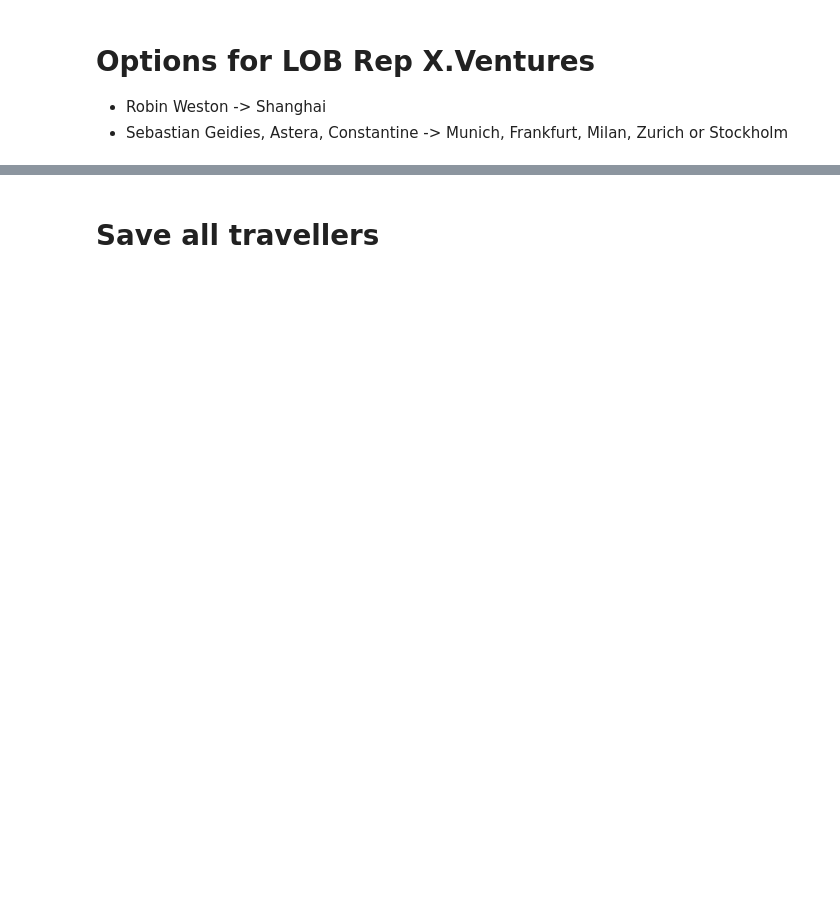
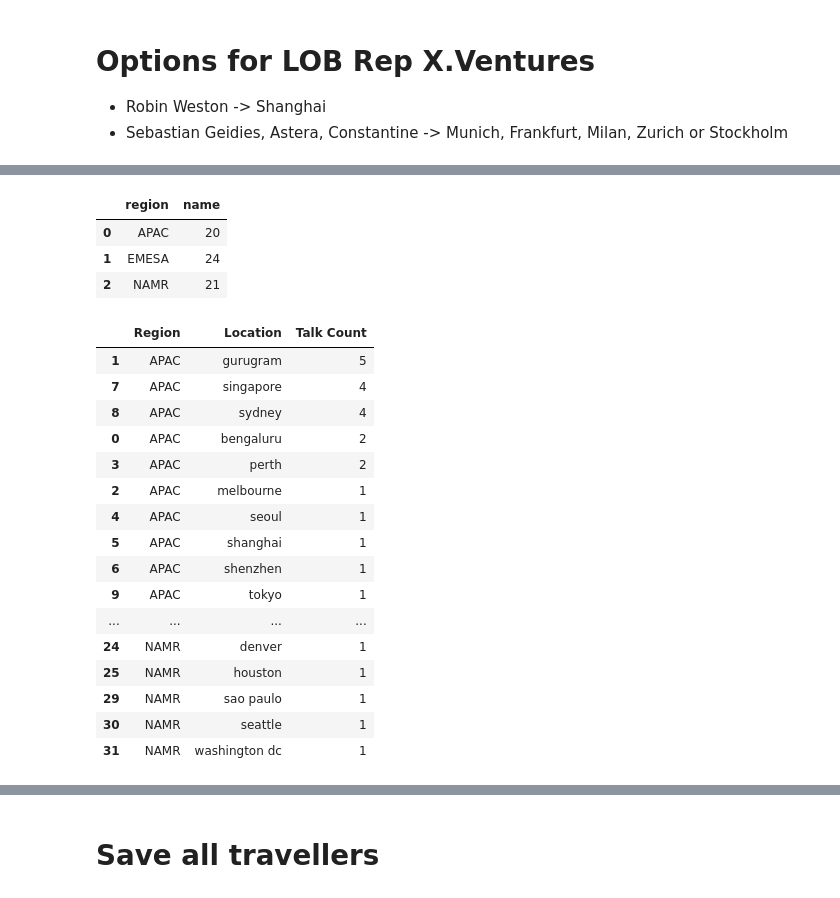
Before and after one commit to kristinageorgieva-bcg/hive-2023, a Jupyter notebook: Hive.ipynb, the cells around one changed output, grey strips where cells are left out. Cells and saved outputs as stored; diff of their text form; code cells hidden in the pictures; blank space fills up the shorter version.

```diff
--- a/Hive.ipynb
+++ b/Hive.ipynb
@@ -502,0 +552,33 @@ talks.sort_values(by=['region'])
+# %%
+talks.groupby('region')['name'].count().reset_index()
+# %% [output]
+|  | region | name |
+| 0 | APAC | 20 |
+| 1 | EMESA | 24 |
+| 2 | NAMR | 21 |
+# %%
+location_counts = talks.groupby(['region', 'location'])['name'].count().reset_index()
+
+location_counts = location_counts.sort_values(by=['region', 'name'], ascending=[True, False])
+
+location_counts.columns = ['Region', 'Location', 'Talk Count']
+
+location_counts
+# %% [output]
+|  | Region | Location | Talk Count |
+| 1 | APAC | gurugram | 5 |
+| 7 | APAC | singapore | 4 |
+| 8 | APAC | sydney | 4 |
+| 0 | APAC | bengaluru | 2 |
+| 3 | APAC | perth | 2 |
+| 2 | APAC | melbourne | 1 |
+| 4 | APAC | seoul | 1 |
+| 5 | APAC | shanghai | 1 |
+| 6 | APAC | shenzhen | 1 |
+| 9 | APAC | tokyo | 1 |
+| ... | ... | ... | ... |
+| 24 | NAMR | denver | 1 |
+| 25 | NAMR | houston | 1 |
+| 29 | NAMR | sao paulo | 1 |
+| 30 | NAMR | seattle | 1 |
+| 31 | NAMR | washington dc | 1 |
```
Also changed, not shown: parts of 3 cells of this notebook.
